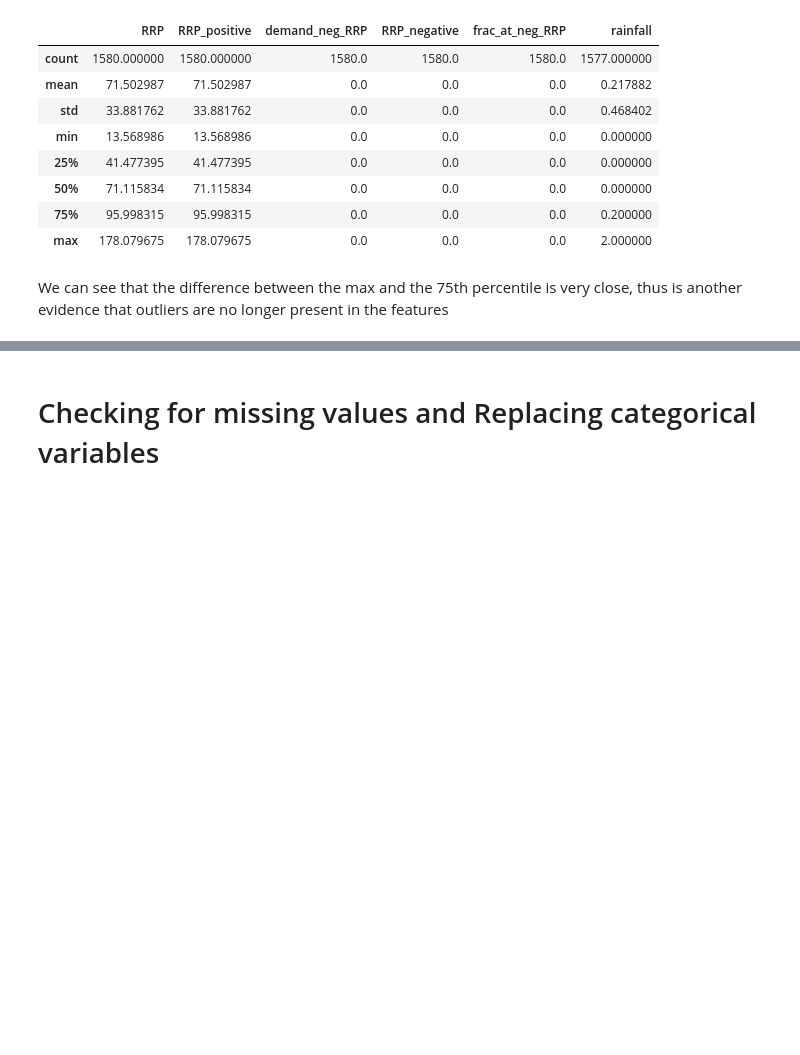
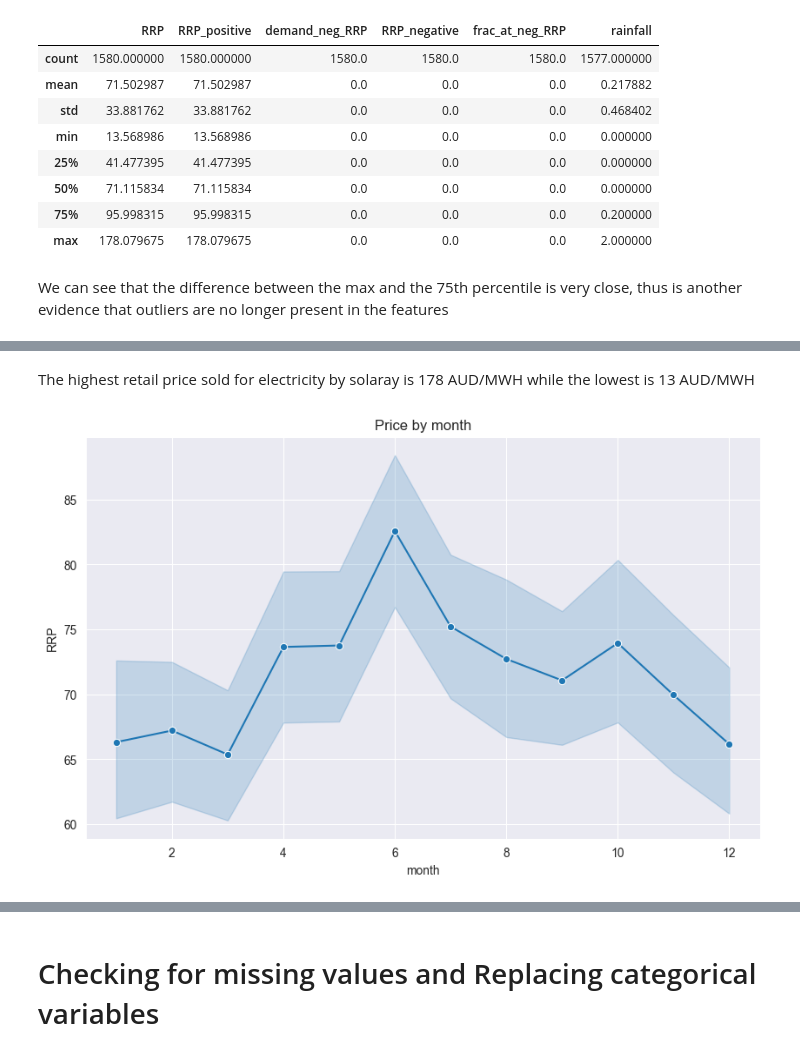
Before and after one commit to stealth44/electricity_prices, a Jupyter notebook: electricity.ipynb, the cells around one changed output, grey strips where cells are left out. Saved outputs shown, nothing was run; the diff lists cells and outputs as text; code cells hidden in the pictures; blank space fills up the shorter version.

```diff
--- a/electricity.ipynb
+++ b/electricity.ipynb
@@ -421,0 +433,11 @@ plt.subplots_adjust(hspace=0.5, wspace=0.2)
+# %% [markdown]
+The highest retail price sold for electricity by solaray is 178 AUD/MWH while the lowest is 13 AUD/MWH
+# %%
+#Now that our the RRP (recommended price) is free from outliers, we can visualize its distribution
+plt.figure(figsize=(10,6))
+sns.lineplot(y=data_trimmed['RRP'], x=data_trimmed['month'], marker='o')
+plt.title('Price by month')
+plt.grid()
+sns.set_style('dark')
+# %% [output]
+[figure, added]
```
Also changed, not shown: parts of 108 cells of this notebook, 1 other file.
